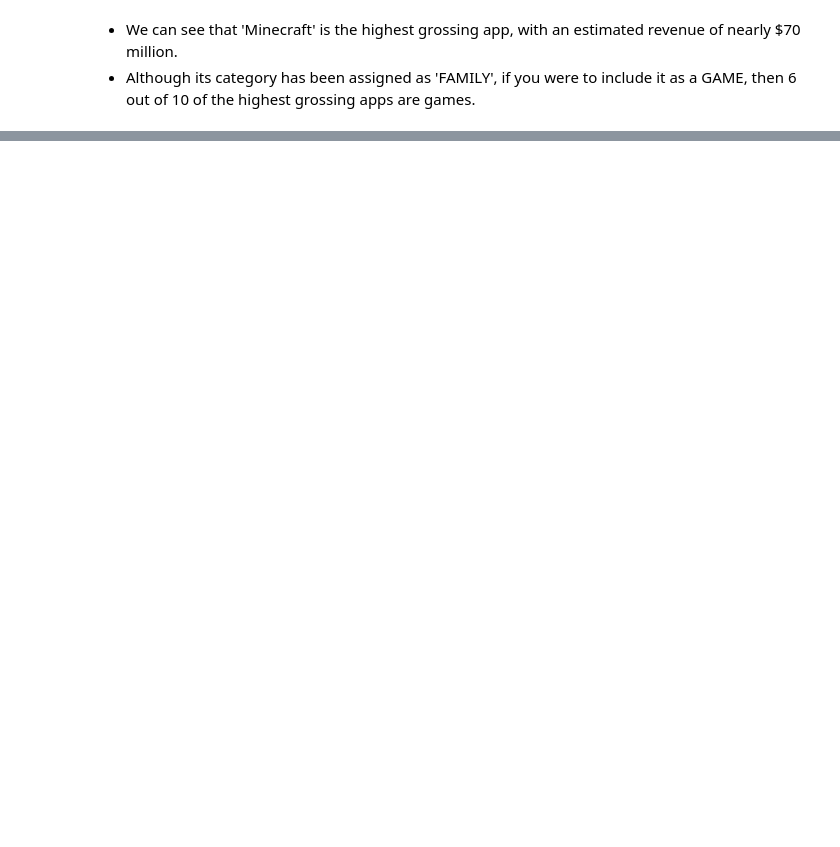
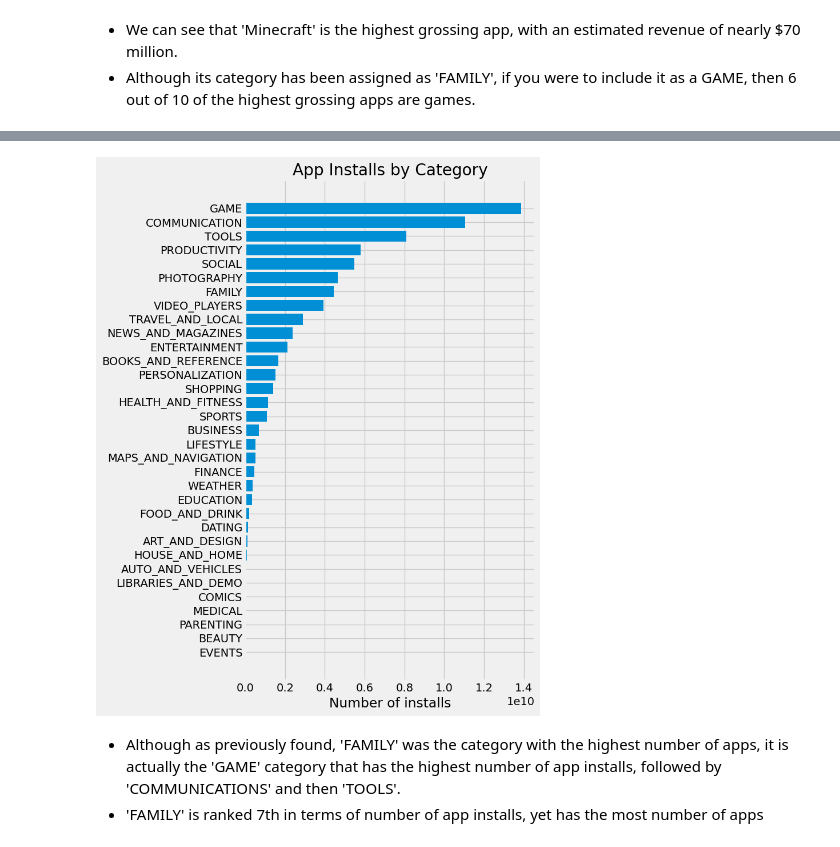
Before and after one commit to Am1tp/DataAnalysis-JupyterNotebook-GooglePlayStoreApps, a Jupyter notebook: GooglePlayStore.ipynb, the cells around one changed output, grey strips where cells are left out. Saved outputs shown, nothing was run; the diff lists cells and outputs as text; code cells hidden in the pictures; blank space fills up the shorter version.

```diff
--- a/GooglePlayStore.ipynb
+++ b/GooglePlayStore.ipynb
@@ -440,0 +500,17 @@ top_20_cleaned.sort_values('Estimated_Revenue', ascending=False).head(20)
+# %%
+data_cleaned = data_cleaned[data_cleaned.Price < 250]
+# %%
+installs_by_cat = data_cleaned[['Category','Installs']].groupby('Category').sum()
+# %%
+installs_by_cat = installs_by_cat.sort_values('Installs')
+# %%
+plt.figure(figsize=(8,10))
+plt.title('App Installs by Category')
+plt.barh(installs_by_cat.index, installs_by_cat.Installs)
+plt.xlabel('Number of installs')
+plt.tight_layout()
+# %% [output]
+[figure, added]
+# %% [markdown]
+- Although as previously found, 'FAMILY' was the category with the highest number of apps, it is actually the 'GAME' category that has the highest number of app installs, followed by 'COMMUNICATIONS' and then 'TOOLS'.
+- 'FAMILY' is ranked 7th in terms of number of app installs, yet has the most number of apps
```
Also changed, not shown: parts of 8 cells of this notebook.
